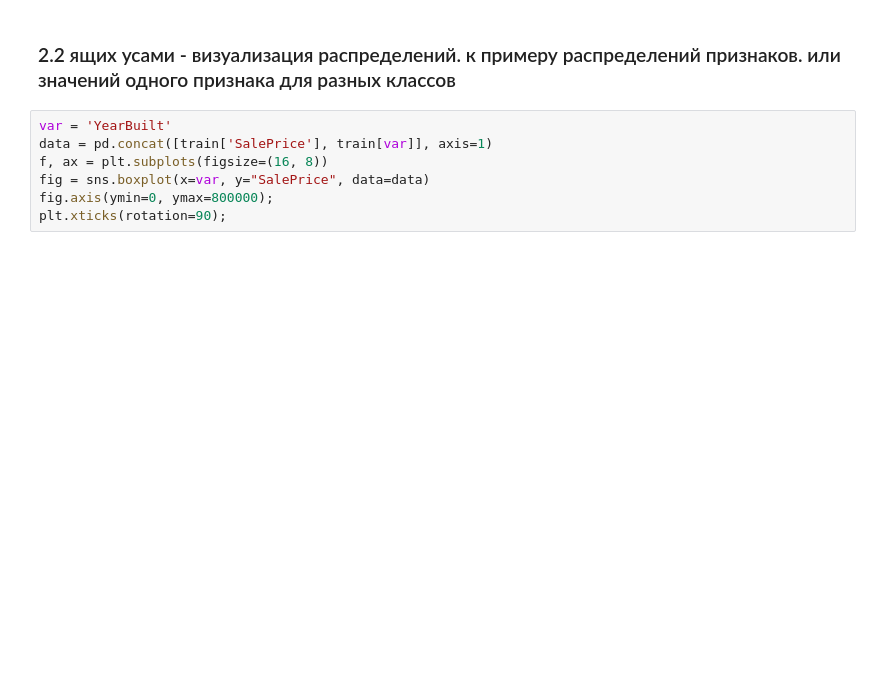
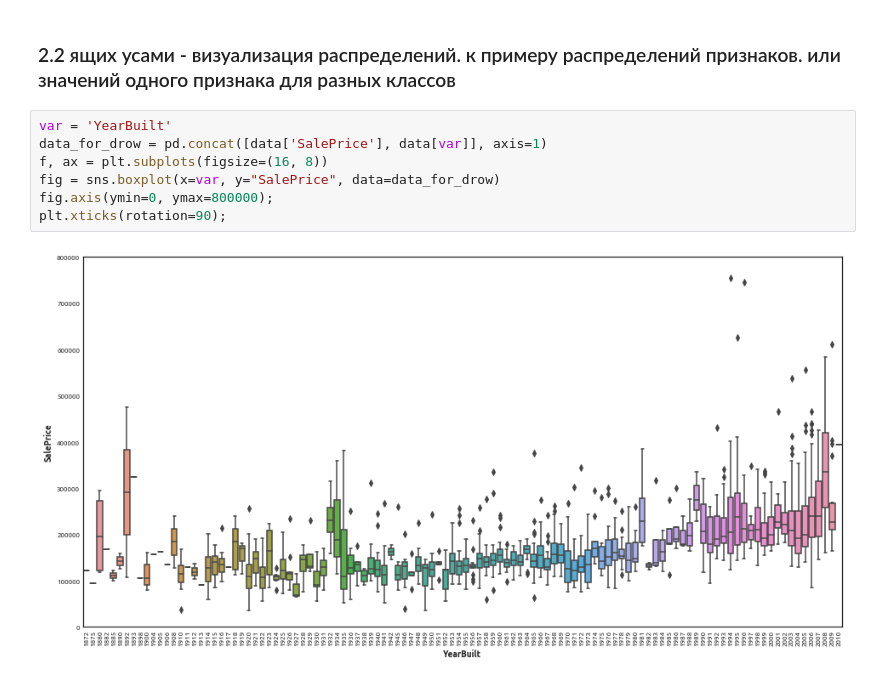
Before and after one commit to oMalyugina/machine_learning_from_scratch, a Jupyter notebook: matplotlib_seaborn_lecture.ipynb, the cells around one changed output. Saved outputs shown, nothing was run; the diff lists cells and outputs as text; blank space fills up the shorter version.

```diff
--- a/matplotlib_seaborn_lecture.ipynb
+++ b/matplotlib_seaborn_lecture.ipynb
@@ -69,8 +160,10 @@ plt.show()
 ### 2.2 ящих  усами - визуализация распределений. к примеру распределений признаков. или значений одного признака для разных классов
 # %%
 var = 'YearBuilt'
-data = pd.concat([train['SalePrice'], train[var]], axis=1)
+data_for_drow = pd.concat([data['SalePrice'], data[var]], axis=1)
 f, ax = plt.subplots(figsize=(16, 8))
-fig = sns.boxplot(x=var, y="SalePrice", data=data)
+fig = sns.boxplot(x=var, y="SalePrice", data=data_for_drow)
 fig.axis(ymin=0, ymax=800000);
 plt.xticks(rotation=90);
+# %% [output]
+[figure, added]
```
Also changed, not shown: parts of 9 cells of this notebook.
